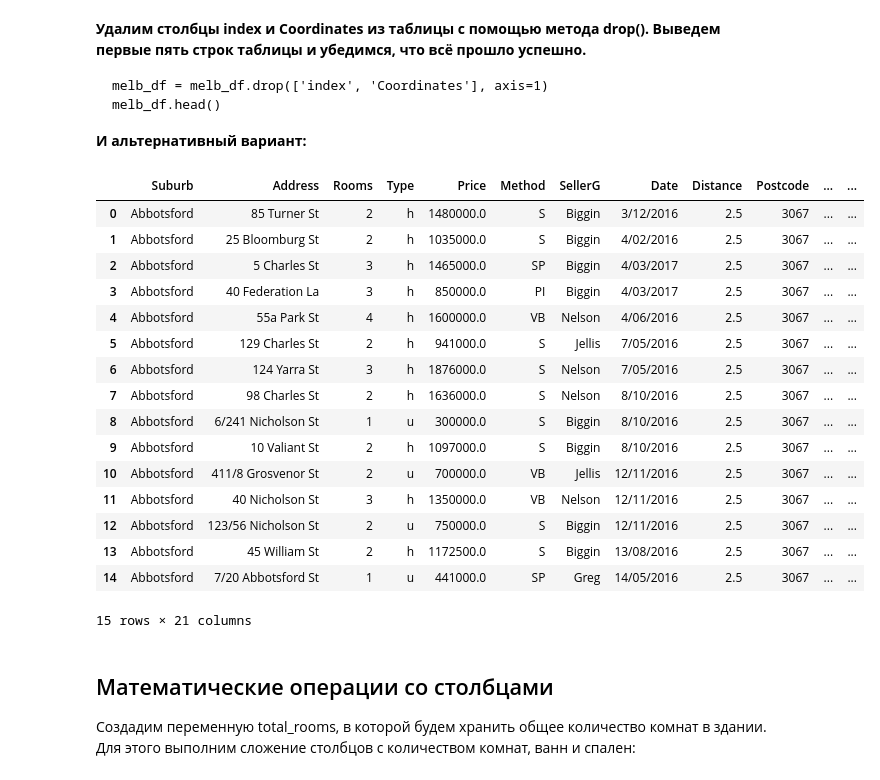
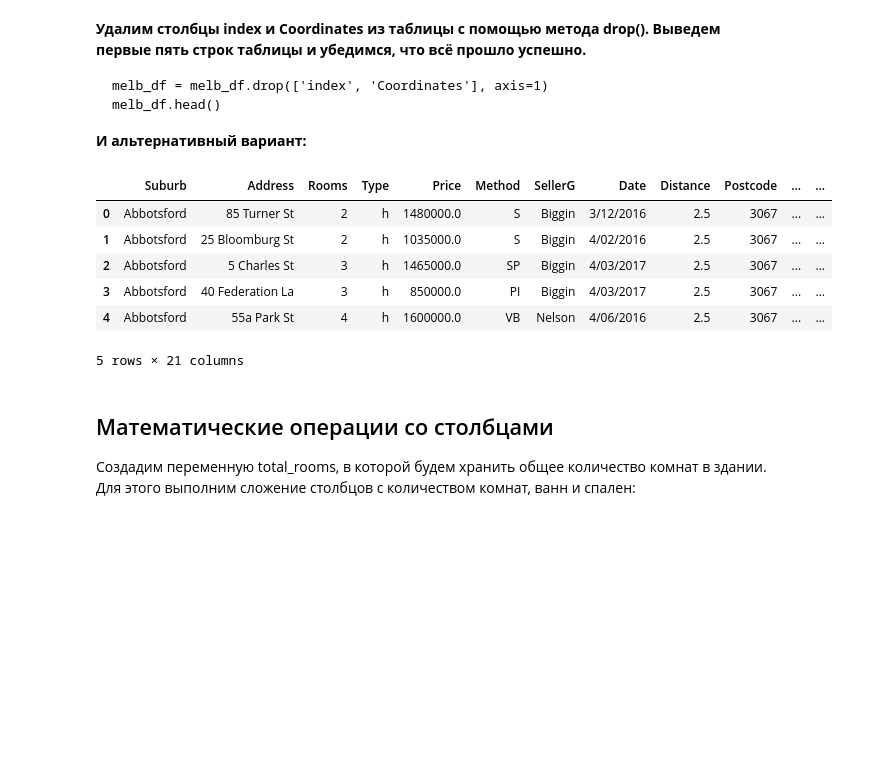
Before and after one commit to Ruugiko/SF_DS, a Jupyter notebook: Skillfactory/Введение в pandas/Базовые приемы/melb_ps.ipynb, the cells around one changed output. Cells and saved outputs as stored; diff of their text form; code cells hidden in the pictures; blank space fills up the shorter version.

```diff
--- a/Skillfactory/Введение в pandas/Базовые приемы/melb_ps.ipynb
+++ b/Skillfactory/Введение в pandas/Базовые приемы/melb_ps.ipynb
@@ -54,25 +54,15 @@ melb_df.head()
 **И альтернативный вариант:**
 # %%
 melb_df.drop(['index','Coordinates'],axis=1,inplace=True)
-melb_df.head(15)
+melb_df.head()
 # %% [output]
 |  | Suburb | Address | Rooms | Type | Price | Method | SellerG | Date | Distance | Postcode | ... | ... |
 | 0 | Abbotsford | 85 Turner St | 2 | h | 1480000.0 | S | Biggin | 3/12/2016 | 2.5 | 3067 | ... | ... |
 | 1 | Abbotsford | 25 Bloomburg St | 2 | h | 1035000.0 | S | Biggin | 4/02/2016 | 2.5 | 3067 | ... | ... |
 | 2 | Abbotsford | 5 Charles St | 3 | h | 1465000.0 | SP | Biggin | 4/03/2017 | 2.5 | 3067 | ... | ... |
 | 3 | Abbotsford | 40 Federation La | 3 | h | 850000.0 | PI | Biggin | 4/03/2017 | 2.5 | 3067 | ... | ... |
 | 4 | Abbotsford | 55a Park St | 4 | h | 1600000.0 | VB | Nelson | 4/06/2016 | 2.5 | 3067 | ... | ... |
-| 5 | Abbotsford | 129 Charles St | 2 | h | 941000.0 | S | Jellis | 7/05/2016 | 2.5 | 3067 | ... | ... |
-| 6 | Abbotsford | 124 Yarra St | 3 | h | 1876000.0 | S | Nelson | 7/05/2016 | 2.5 | 3067 | ... | ... |
-| 7 | Abbotsford | 98 Charles St | 2 | h | 1636000.0 | S | Nelson | 8/10/2016 | 2.5 | 3067 | ... | ... |
-| 8 | Abbotsford | 6/241 Nicholson St | 1 | u | 300000.0 | S | Biggin | 8/10/2016 | 2.5 | 3067 | ... | ... |
-| 9 | Abbotsford | 10 Valiant St | 2 | h | 1097000.0 | S | Biggin | 8/10/2016 | 2.5 | 3067 | ... | ... |
-| 10 | Abbotsford | 411/8 Grosvenor St | 2 | u | 700000.0 | VB | Jellis | 12/11/2016 | 2.5 | 3067 | ... | ... |
-| 11 | Abbotsford | 40 Nicholson St | 3 | h | 1350000.0 | VB | Nelson | 12/11/2016 | 2.5 | 3067 | ... | ... |
-| 12 | Abbotsford | 123/56 Nicholson St | 2 | u | 750000.0 | S | Biggin | 12/11/2016 | 2.5 | 3067 | ... | ... |
-| 13 | Abbotsford | 45 William St | 2 | h | 1172500.0 | S | Biggin | 13/08/2016 | 2.5 | 3067 | ... | ... |
-| 14 | Abbotsford | 7/20 Abbotsford St | 1 | u | 441000.0 | SP | Greg | 14/05/2016 | 2.5 | 3067 | ... | ... |
-15 rows × 21 columns
+5 rows × 21 columns
 # %% [markdown]
 ## Математические операции со столбцами
 
```
Also changed, not shown: parts of 14 cells of this notebook, 5 other files.
